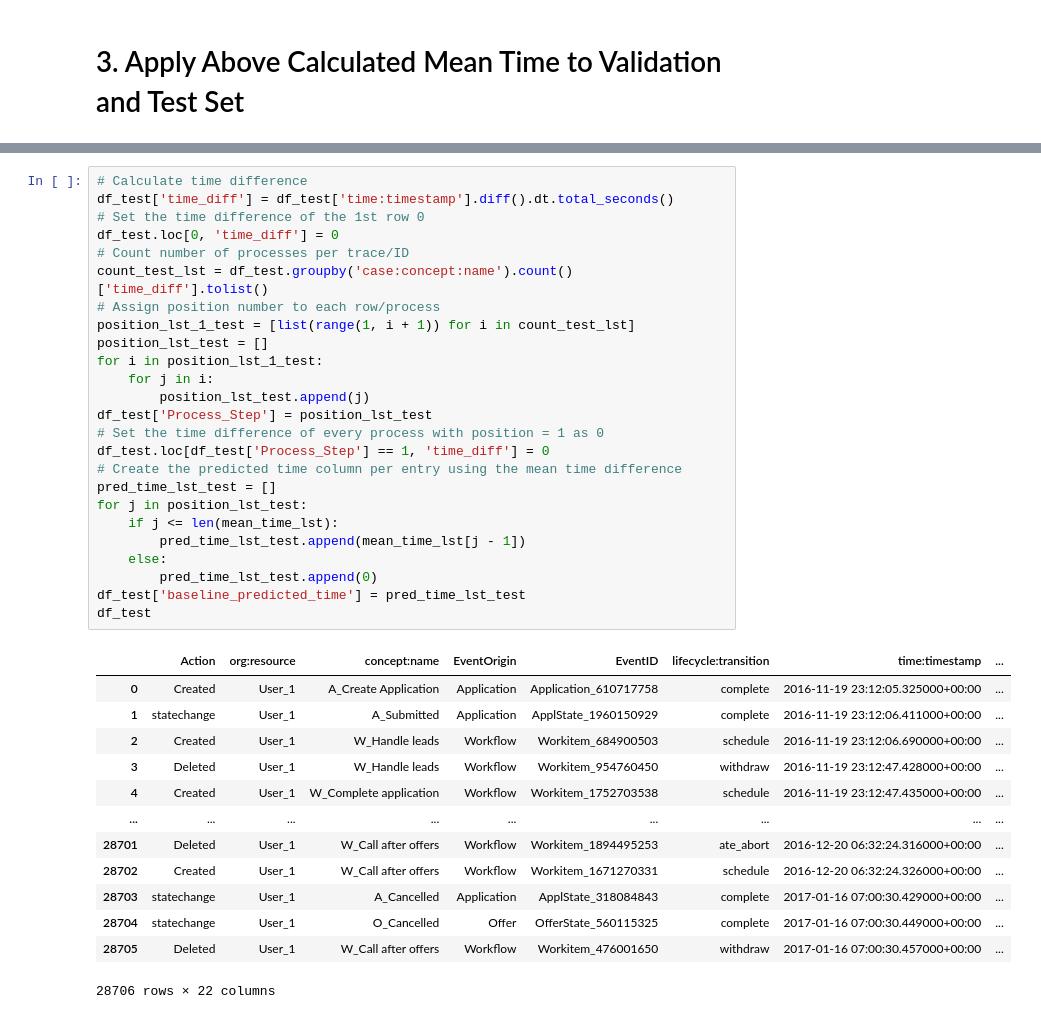
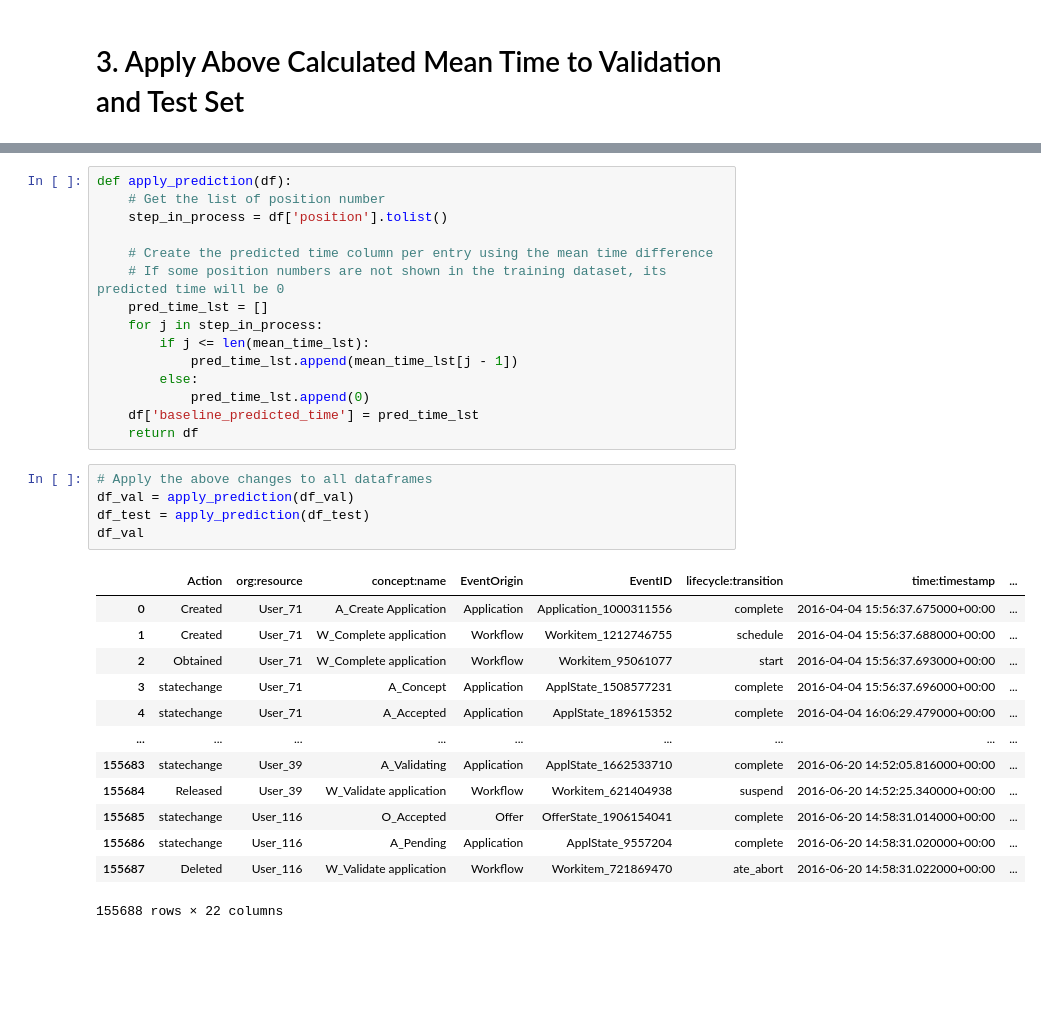
Before and after one commit to dbusn/process-mining-group-5, a Jupyter notebook: notebooks/baseline_algo_B.ipynb, the cells around one changed output, grey strips where cells are left out. Drawn from its saved outputs; the diff is of its cells as text; blank space fills up the shorter version.

```diff
--- a/notebooks/baseline_algo_B.ipynb
+++ b/notebooks/baseline_algo_B.ipynb
@@ -161,39 +97,34 @@ df_val
-# %%
-# Calculate time difference
-df_test['time_diff'] = df_test['time:timestamp'].diff().dt.total_seconds()
-# Set the time difference of the 1st row 0
-df_test.loc[0, 'time_diff'] = 0
-# Count number of processes per trace/ID
-count_test_lst = df_test.groupby('case:concept:name').count()['time_diff'].tolist()
-# Assign position number to each row/process
-position_lst_1_test = [list(range(1, i + 1)) for i in count_test_lst]
-position_lst_test = []
-for i in position_lst_1_test:
-    for j in i:
-        position_lst_test.append(j)
-df_test['Process_Step'] = position_lst_test
-# Set the time difference of every process with position = 1 as 0
-df_test.loc[df_test['Process_Step'] == 1, 'time_diff'] = 0
-# Create the predicted time column per entry using the mean time difference
-pred_time_lst_test = []
-for j in position_lst_test:
-    if j <= len(mean_time_lst):
-        pred_time_lst_test.append(mean_time_lst[j - 1])
-    else:
-        pred_time_lst_test.append(0)
-df_test['baseline_predicted_time'] = pred_time_lst_test
-df_test
-# %% [output]
-|  | Action | org:resource | concept:name | EventOrigin | EventID | lifecycle:transition | time:timestamp | ... |
-| 0 | Created | User_1 | A_Create Application | Application | Application_610717758 | complete | 2016-11-19 23:12:05.325000+00:00 | ... |
-| 1 | statechange | User_1 | A_Submitted | Application | ApplState_1960150929 | complete | 2016-11-19 23:12:06.411000+00:00 | ... |
-| 2 | Created | User_1 | W_Handle leads | Workflow | Workitem_684900503 | schedule | 2016-11-19 23:12:06.690000+00:00 | ... |
-| 3 | Deleted | User_1 | W_Handle leads | Workflow | Workitem_954760450 | withdraw | 2016-11-19 23:12:47.428000+00:00 | ... |
-| 4 | Created | User_1 | W_Complete application | Workflow | Workitem_1752703538 | schedule | 2016-11-19 23:12:47.435000+00:00 | ... |
-| ... | ... | ... | ... | ... | ... | ... | ... | ... |
-| 28701 | Deleted | User_1 | W_Call after offers | Workflow | Workitem_1894495253 | ate_abort | 2016-12-20 06:32:24.316000+00:00 | ... |
-| 28702 | Created | User_1 | W_Call after offers | Workflow | Workitem_1671270331 | schedule | 2016-12-20 06:32:24.326000+00:00 | ... |
-| 28703 | statechange | User_1 | A_Cancelled | Application | ApplState_318084843 | complete | 2017-01-16 07:00:30.429000+00:00 | ... |
-| 28704 | statechange | User_1 | O_Cancelled | Offer | OfferState_560115325 | complete | 2017-01-16 07:00:30.449000+00:00 | ... |
-| 28705 | Deleted | User_1 | W_Call after offers | Workflow | Workitem_476001650 | withdraw | 2017-01-16 07:00:30.457000+00:00 | ... |
-28706 rows × 22 columns
+# %%
+def apply_prediction(df):
+    # Get the list of position number
+    step_in_process = df['position'].tolist()
+
+    # Create the predicted time column per entry using the mean time difference
+    # If some position numbers are not shown in the training dataset, its predicted time will be 0
+    pred_time_lst = []
+    for j in step_in_process:
+        if j <= len(mean_time_lst):
+            pred_time_lst.append(mean_time_lst[j - 1])
+        else:
+            pred_time_lst.append(0)
+    df['baseline_predicted_time'] = pred_time_lst
+    return df
+# %%
+# Apply the above changes to all dataframes
+df_val = apply_prediction(df_val)
+df_test = apply_prediction(df_test)
+df_val
+# %% [output]
+|  | Action | org:resource | concept:name | EventOrigin | EventID | lifecycle:transition | time:timestamp | ... |
+| 0 | Created | User_71 | A_Create Application | Application | Application_1000311556 | complete | 2016-04-04 15:56:37.675000+00:00 | ... |
+| 1 | Created | User_71 | W_Complete application | Workflow | Workitem_1212746755 | schedule | 2016-04-04 15:56:37.688000+00:00 | ... |
+| 2 | Obtained | User_71 | W_Complete application | Workflow | Workitem_95061077 | start | 2016-04-04 15:56:37.693000+00:00 | ... |
+| 3 | statechange | User_71 | A_Concept | Application | ApplState_1508577231 | complete | 2016-04-04 15:56:37.696000+00:00 | ... |
+| 4 | statechange | User_71 | A_Accepted | Application | ApplState_189615352 | complete | 2016-04-04 16:06:29.479000+00:00 | ... |
+| ... | ... | ... | ... | ... | ... | ... | ... | ... |
+| 155683 | statechange | User_39 | A_Validating | Application | ApplState_1662533710 | complete | 2016-06-20 14:52:05.816000+00:00 | ... |
+| 155684 | Released | User_39 | W_Validate application | Workflow | Workitem_621404938 | suspend | 2016-06-20 14:52:25.340000+00:00 | ... |
+| 155685 | statechange | User_116 | O_Accepted | Offer | OfferState_1906154041 | complete | 2016-06-20 14:58:31.014000+00:00 | ... |
+| 155686 | statechange | User_116 | A_Pending | Application | ApplState_9557204 | complete | 2016-06-20 14:58:31.020000+00:00 | ... |
+| 155687 | Deleted | User_116 | W_Validate application | Workflow | Workitem_721869470 | ate_abort | 2016-06-20 14:58:31.022000+00:00 | ... |
+155688 rows × 22 columns
```
Also changed, not shown: parts of 11 cells of this notebook.
